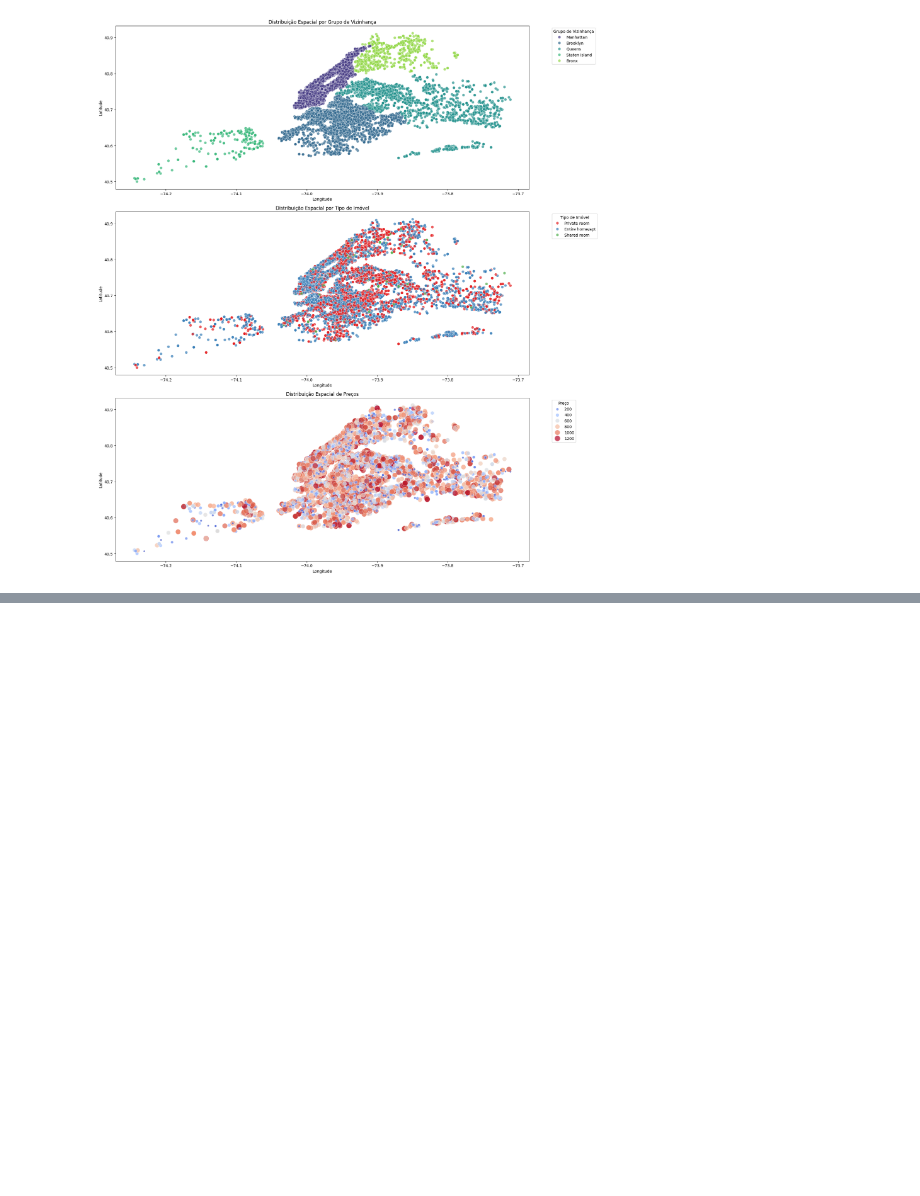
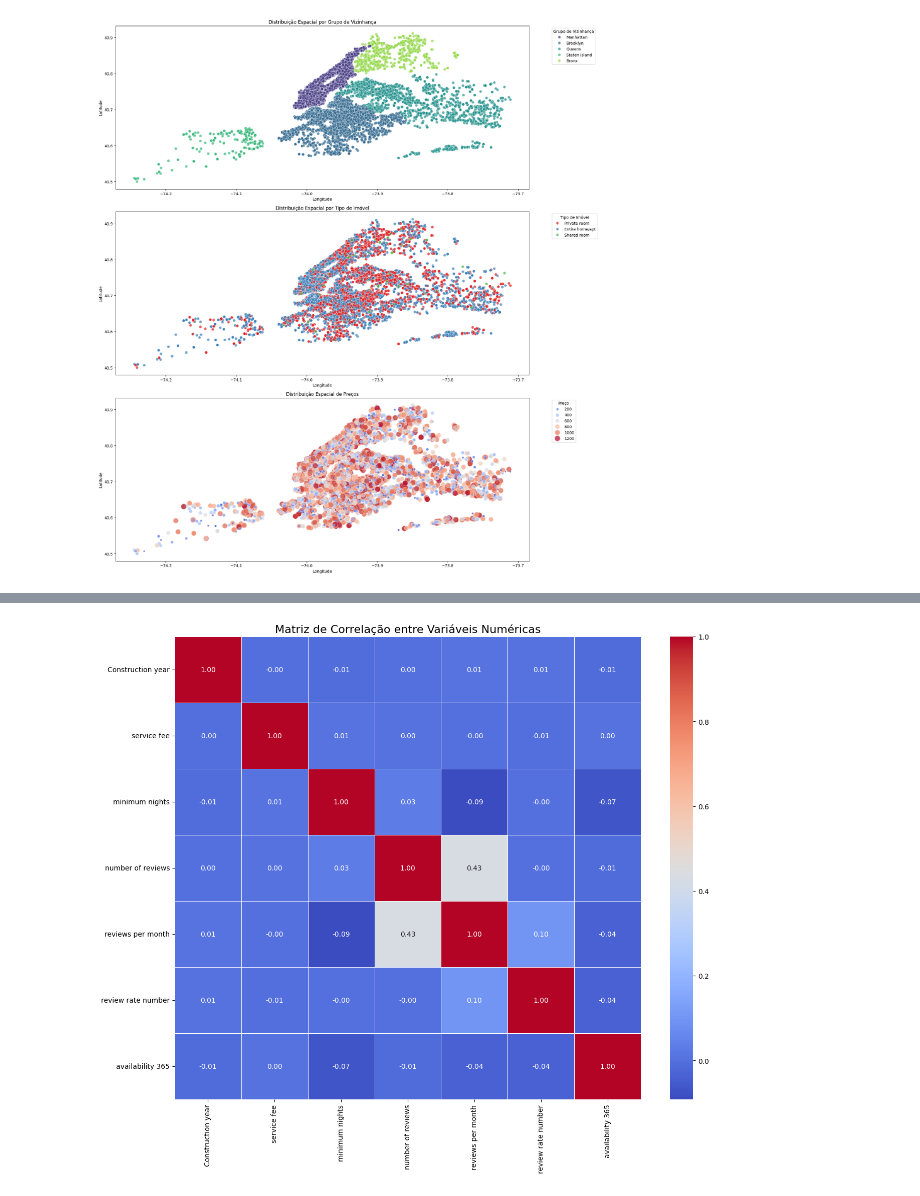
Before and after one commit to higorcamelo/analise-imoveis-airbnb-ny, a Jupyter notebook: analise.ipynb, the cells around one changed output, grey strips where cells are left out. Cells and saved outputs as stored; diff of their text form; code cells hidden in the pictures; blank space fills up the shorter version.

```diff
--- a/analise.ipynb
+++ b/analise.ipynb
@@ -91,0 +102,27 @@ plt.show()
+# %%
+hm_cols = [
+    'Construction year',
+    'service fee',
+    'minimum nights',
+    'number of reviews',
+    'reviews per month',
+    'review rate number',
+    'availability 365'
+]
+# %%
+# Calcular a matriz de correlação
+correlation_matrix = df[hm_cols].corr()
+
+# Configurar o tamanho da figura
+plt.figure(figsize=(15, 12))
+
+# Criar um mapa de calor da matriz de correlação
+sns.heatmap(correlation_matrix, annot=True, cmap='coolwarm', fmt=".2f", linewidths=.5)
+
+# Configurar o título
+plt.title('Matriz de Correlação entre Variáveis Numéricas', fontsize=16)
+
+# Exibir o mapa de calor
+plt.show()
+# %% [output]
+[figure, added]
```
Also changed, not shown: parts of 2 cells of this notebook.
